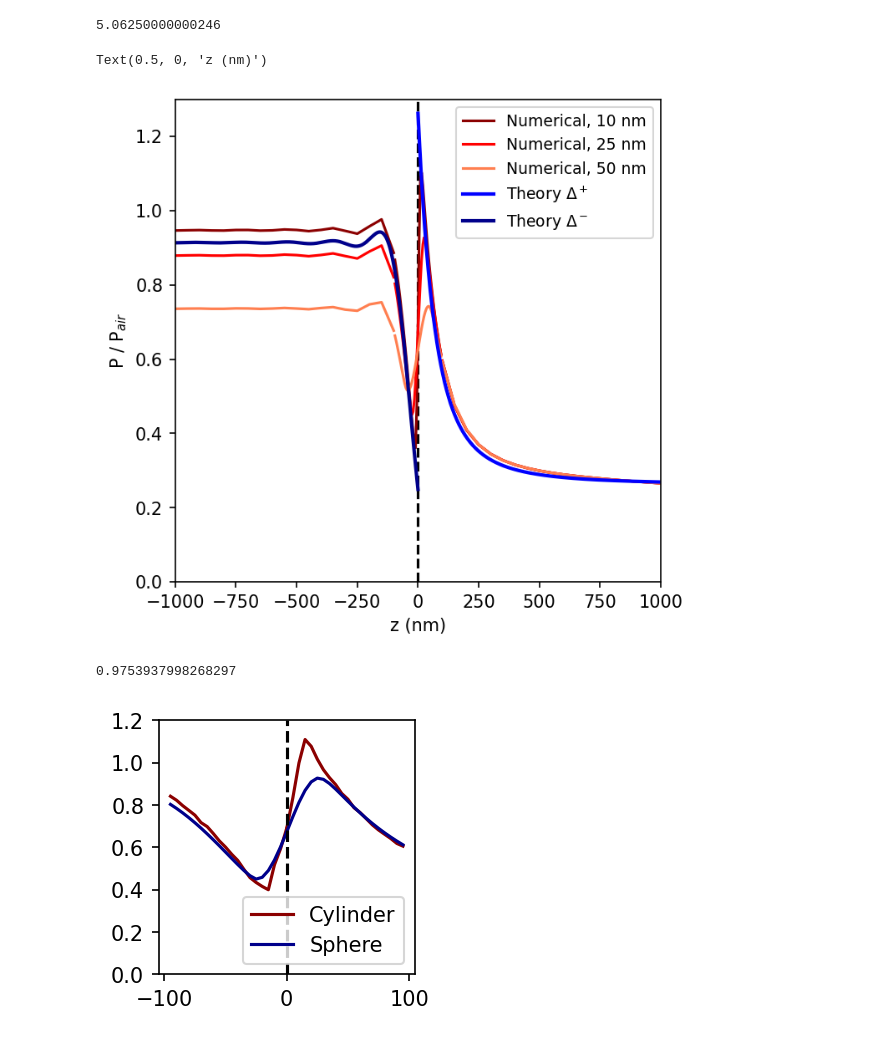
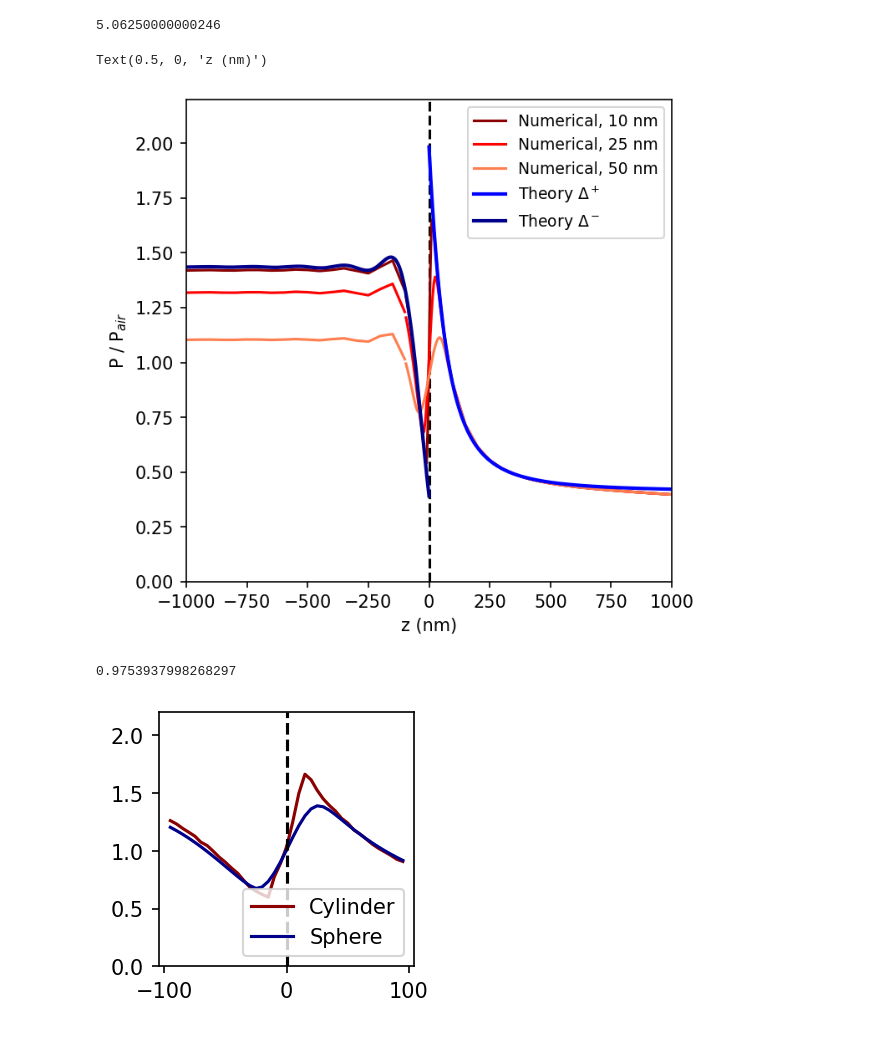
Before and after one commit to UTA-NURES/OrientationPaperSI, a Jupyter notebook: MakePlots.ipynb, the cells around one changed output. Cells and saved outputs as stored; diff of their text form; code cells hidden in the pictures.

```diff
--- a/MakePlots.ipynb
+++ b/MakePlots.ipynb
@@ -185,13 +185,12 @@ totpower_theory_down=[]
 theory_deltas=np.arange(0,3001,1)
 for i in theory_deltas:
     delta=i*1e-9
-    pow_dipabove_up=Power_dipoleside(nair,nglass , k ,delta,p_vec,phi,thetas)
+
     pow_dipabove_down=Power_opositeside(nair,nglass , k ,delta,p_vec,phi,thetas)
-    pow_dipbelow_down=Power_dipoleside(nglass,nair , k ,delta,p_vec,phi,thetas)
-    pow_dipbelow_up=Power_opositeside(nglass, nair, k ,delta,p_vec,phi,thetas)
+    pow_dipbelow_down=Power_dipoleside( nglass,nair , k ,delta,p_vec,phi,thetas)
 
-    totpower_theory_down.append(2.*np.pi*sum(np.abs(np.sin(thetas))*np.abs(pow_dipbelow_down))/len(thetas))
-    totpower_theory_up.append(2.*np.pi*sum(np.abs(np.sin(thetas))*np.abs(pow_dipabove_down))/len(thetas))
+    totpower_theory_down.append(2.*np.pi*sum(np.abs(np.sin(thetas))*np.abs(pow_dipbelow_down))*(np.pi/(2*len(thetas))))
+    totpower_theory_up.append(  2.*np.pi*sum(np.abs(np.sin(thetas))*np.abs(pow_dipabove_down))*(np.pi/(2*len(thetas))))
 
 experiment_deltas=np.arange(0,1001,25)
 # %%
@@ -276,43 +275,43 @@ totpower_theory_up[0]/totpower_theory_down[0]
 plt.figure(figsize=(5,5),dpi=150)
 vals=np.arange(1,501,25)
 
-plt.plot([0,0],[0,1.3],'--',color='black')
+plt.plot([0,0],[0,2.2],'--',color='black')
 
 
 vals=np.arange(0,100,5)
 above10, _ =GetPowerFromComsolFile("Data/Export_Power_Above_10_fine_sphere.txt",vals)
 below10, _ =GetPowerFromComsolFile("Data/Export_Power_Below_10_fine_sphere.txt",vals)
-plt.plot(vals,np.array(list(above10.values()))/normsphere["1_10"],'-',color='DarkRed',label='Numerical, 10 nm')
-plt.plot(-vals,np.array(list(below10.values()))/normsphere["1_10"],'-',color='DarkRed')
+plt.plot(vals,np.array(list(above10.values()))/normsphere["1_10"]*nglass,'-',color='DarkRed',label='Numerical, 10 nm')
+plt.plot(-vals,np.array(list(below10.values()))/normsphere["1_10"]*nglass,'-',color='DarkRed')
 
 above25, _ =GetPowerFromComsolFile("Data/Export_Power_Above_25_fine_sphere.txt",vals)
 below25, _ =GetPowerFromComsolFile("Data/Export_Power_Below_25_fine_sphere.txt",vals)
-plt.plot(vals,np.array(list(above25.values()))/normsphere["1_25"],'-',color='red',label='Numerical, 25 nm')
-plt.plot(-vals,np.array(list(below25.values()))/normsphere["1_25"],'-',color='red')
+plt.plot(vals,np.array(list(above25.values()))/normsphere["1_25"]*nglass,'-',color='red',label='Numerical, 25 nm')
+plt.plot(-vals,np.array(list(below25.values()))/normsphere["1_25"]*nglass,'-',color='red')
 
 dot25=below25[0]
 
 above50, _ =GetPowerFromComsolFile("Data/Export_Power_Above_50_fine_sphere.txt",vals)
 below50, _ =GetPowerFromComsolFile("Data/Export_Power_Below_50_fine_sphere.txt",vals)
-plt.plot(vals,np.array(list(above50.values()))/normsphere["1_50"],'-',color='coral',label='Numerical, 50 nm')
-plt.plot(-vals,np.array(list(below50.values()))/normsphere["1_50"],'-',color='coral')
+plt.plot(vals,np.array(list(above50.values()))/normsphere["1_50"]*nglass,'-',color='coral',label='Numerical, 50 nm')
+plt.plot(-vals,np.array(list(below50.values()))/normsphere["1_50"]*nglass,'-',color='coral')
 
 
 vals=np.arange(100,1001,50)
 above10, _ =GetPowerFromComsolFile("Data/Export_Power_Above_10_longer_sphere.txt",vals)
 below10, _ =GetPowerFromComsolFile("Data/Export_Power_Below_10_longer_sphere.txt",vals)
-plt.plot(vals,np.array(list(above10.values()))/normsphere["1_10"],'-',color='DarkRed')
-plt.plot(-vals,np.array(list(below10.values()))/normsphere["1_10"],'-',color='DarkRed')
+plt.plot(vals,np.array(list(above10.values()))/normsphere["1_10"]*nglass,'-',color='DarkRed')
+plt.plot(-vals,np.array(list(below10.values()))/normsphere["1_10"]*nglass,'-',color='DarkRed')
 
 above25, _ =GetPowerFromComsolFile("Data/Export_Power_Above_25_longer_sphere.txt",vals)
 below25, _ =GetPowerFromComsolFile("Data/Export_Power_Below_25_longer_sphere.txt",vals)
-plt.plot(vals,np.array(list(above25.values()))/normsphere["1_25"],'-',color='red')
-plt.plot(-vals,np.array(list(below25.values()))/normsphere["1_25"],'-',color='red')
+plt.plot(vals,np.array(list(above25.values()))/normsphere["1_25"]*nglass,'-',color='red')
+plt.plot(-vals,np.array(list(below25.values()))/normsphere["1_25"]*nglass,'-',color='red')
 
 above50, _ =GetPowerFromComsolFile("Data/Export_Power_Above_50_longer_sphere.txt",vals)
 below50, _ =GetPowerFromComsolFile("Data/Export_Power_Below_50_longer_sphere.txt",vals)
-plt.plot(vals,np.array(list(above50.values()))/normsphere["1_50"],'-',color='coral')
-plt.plot(-vals,np.array(list(below50.values()))/normsphere["1_50"],'-',color='coral')
+plt.plot(vals,np.array(list(above50.values()))/normsphere["1_50"]*nglass,'-',color='coral')
+plt.plot(-vals,np.array(list(below50.values()))/normsphere["1_50"]*nglass,'-',color='coral')
 
 plt.plot(theory_deltas, totpower_theory_up,color='blue',label='Theory $\Delta^+$',linewidth=2)
 plt.plot(-theory_deltas, totpower_theory_down,color='DarkBlue',label='Theory $\Delta^-$',linewidth=2)
@@ -332,35 +331,35 @@ plt.xlim(-1000,1000)
 #plt.plot(refind[range(0,5)])
 #plt.plot(refind[range(5,10)])
 #plt.plot(np.arange(0,3001,25),totpower_theory_down)
-plt.ylim(0,1.3)
+plt.ylim(0,2.2)
 plt.legend(loc='upper right',fontsize=9)
 plt.ylabel(r"P / P$_{air}$")
 plt.xlabel(r"z (nm)")
 # %% [output]
 Text(0.5, 0, 'z (nm)')
-[figure, old version]
+[figure, new version]
 # %%
 
 
 plt.figure(figsize=(2.2,2.2),dpi=150)
 vals=np.arange(0,100,5)
 above25, _ =GetPowerFromComsolFile("Data/Export_Power_Above_25_fine.txt",vals)
 below25, _ =GetPowerFromComsolFile("Data/Export_Power_Below_25_fine.txt",vals)
-plt.plot(vals,np.array(list(above25.values()))/normcyl["1_25"],color='DarkRed',label='Cylinder')
-plt.plot(-vals,np.array(list(below25.values()))/normcyl["1_25"],color='DarkRed')
+plt.plot(vals,np.array(list(above25.values()))/normcyl["1_25"]*nglass,color='DarkRed',label='Cylinder')
+plt.plot(-vals,np.array(list(below25.values()))/normcyl["1_25"]*nglass,color='DarkRed')
 cyl=np.array(list(below25.values()))[0]/normcyl["1_25"]
 totpower_theory_up[0]/(np.array(list(below25.values()))[0]/normcyl["1_25"])
 vals=np.arange(0,100,5)
 above25, _ =GetPowerFromComsolFile("Data/Export_Power_Above_25_fine_sphere.txt",vals)
 below25, _ =GetPowerFromComsolFile("Data/Export_Power_Below_25_fine_sphere.txt",vals)
-plt.plot(vals,np.array(list(above25.values()))/normsphere["1_25"],color='DarkBlue',label='Sphere')
-plt.plot(-vals,np.array(list(below25.values()))/normsphere["1_25"],color='DarkBlue')
+plt.plot(vals,np.array(list(above25.values()))/normsphere["1_25"]*nglass,color='DarkBlue',label='Sphere')
+plt.plot(-vals,np.array(list(below25.values()))/normsphere["1_25"]*nglass,color='DarkBlue')
 sph=np.array(list(below25.values()))[0]/normsphere["1_25"]
 totpower_theory_up[0]/(np.array(list(below25.values()))[0]/normsphere["1_25"])
-plt.plot([0,0],[0,1.2],'--',color='black')
-plt.ylim(0,1.2)
+plt.plot([0,0],[0,2.2],'--',color='black')
+plt.ylim(0,2.2)
 plt.legend(loc='lower right')
 sph/cyl
 # %% [output]
 0.9753937998268297
-[figure, old version]
+[figure, new version]
```
Also changed, not shown: parts of 17 cells of this notebook, 3 other files.
